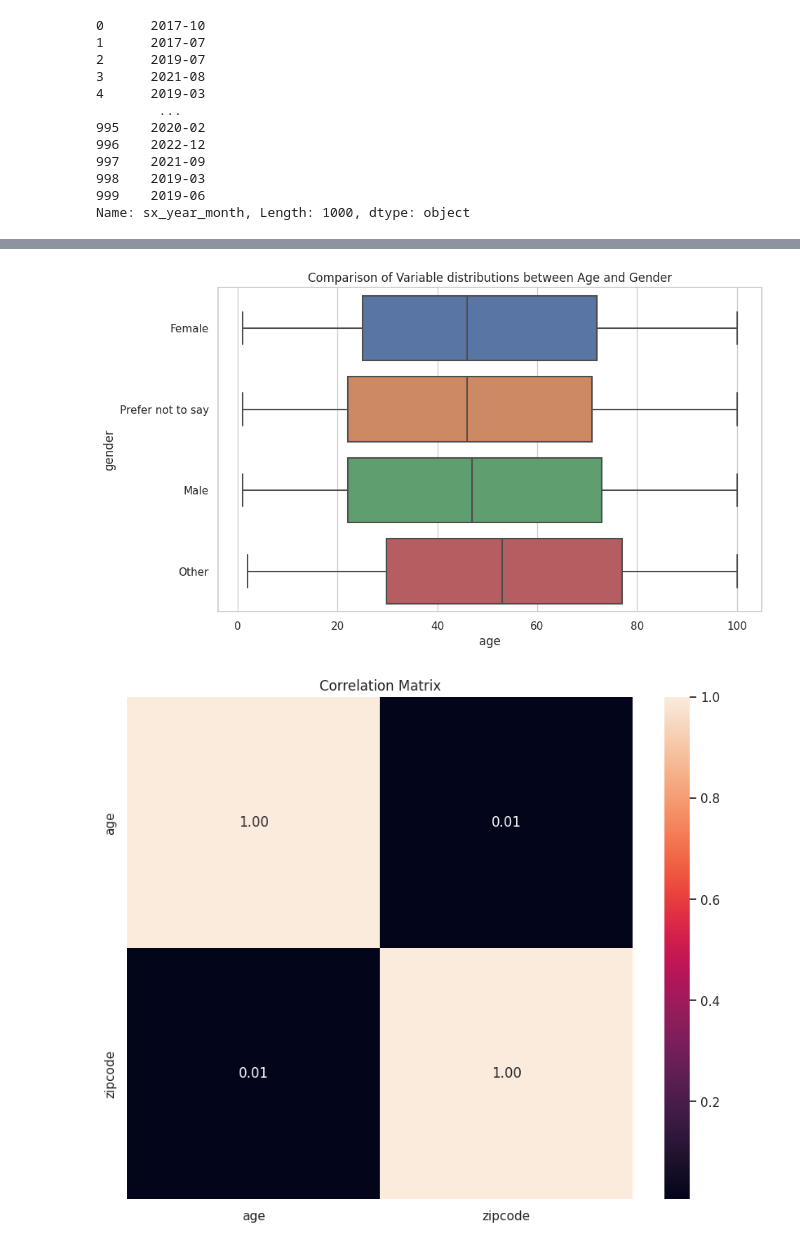
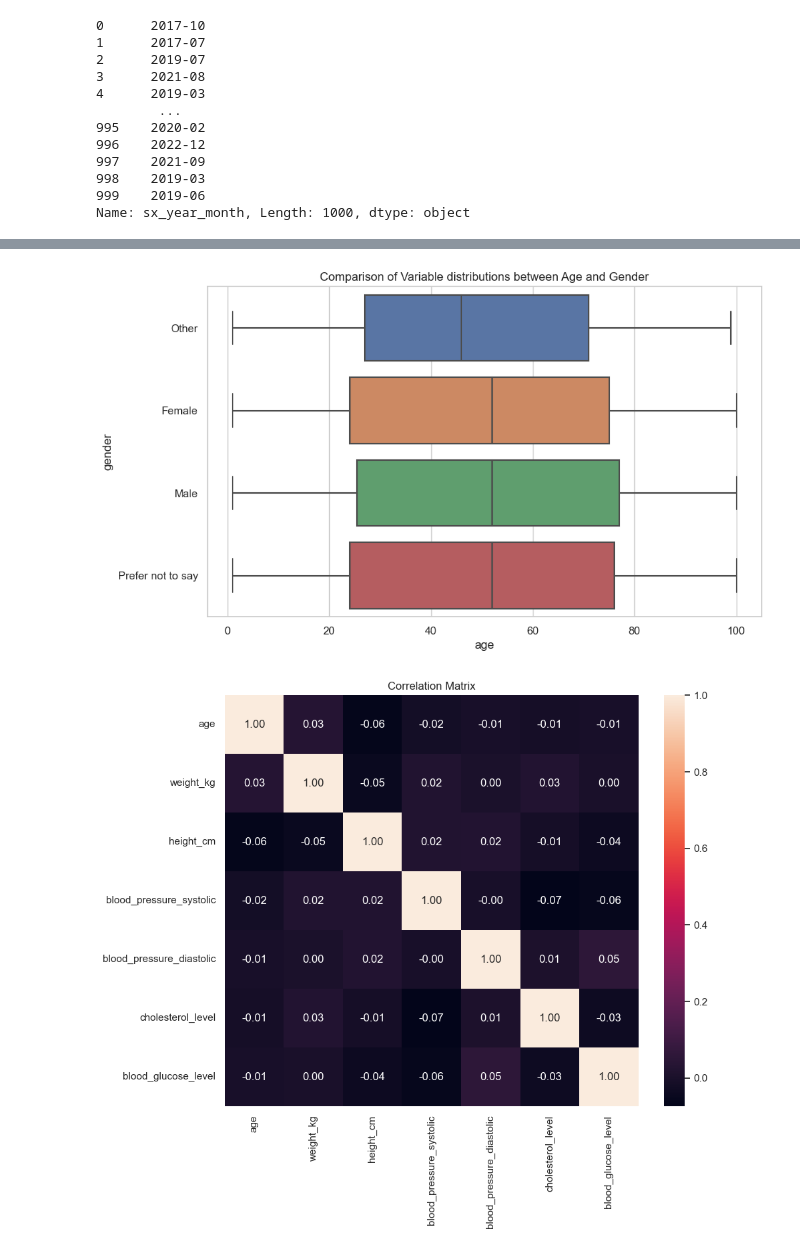
Before and after one commit to csanicola74/Important_Reference_Repo, a Jupyter notebook: Python/Inferential_Statistics.ipynb, the cells around one changed output, grey strips where cells are left out. Drawn from its saved outputs; the diff is of its cells as text; code cells hidden in the pictures.

```diff
--- a/Python/Inferential_Statistics.ipynb
+++ b/Python/Inferential_Statistics.ipynb
@@ -253,7 +281,7 @@ Residual  437713.439199  996.0       NaN       NaN
 # %%
 # Visualization: Boxplot to compare distributions
 plt.figure(figsize=(10, 6))
-sns.boxplot(x='age', y='gender', data=data)
+sns.boxplot(x='age', y='gender', data=df)
 plt.title('Comparison of Variable distributions between Age and Gender')
 plt.savefig('boxplot.png')
 
@@ -261,16 +289,16 @@ plt.savefig('boxplot.png')
 # Show plots
 plt.show()
 # %% [output]
-[figure, old version]
+[figure, new version]
 # %%
 # Correlation Analysis
-correlation_matrix = data.corr()
+correlation_matrix = df[continuous_variables].corr()
 plt.figure(figsize=(10, 8))
 sns.heatmap(correlation_matrix, annot=True, fmt=".2f")
 plt.title('Correlation Matrix')
 plt.savefig('correlation_matrix.png')
 
 # Show plots
 plt.show()
 # %% [output]
-[figure, old version]
+[figure, new version]
```
Also changed, not shown: parts of 7 cells of this notebook, 8 other files.
